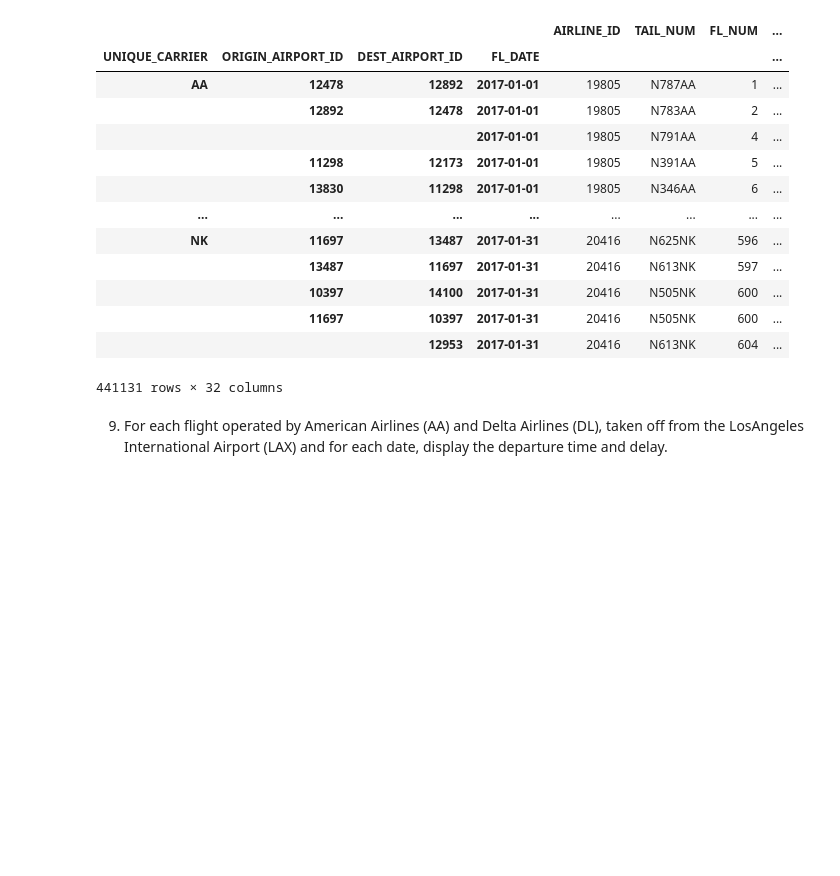
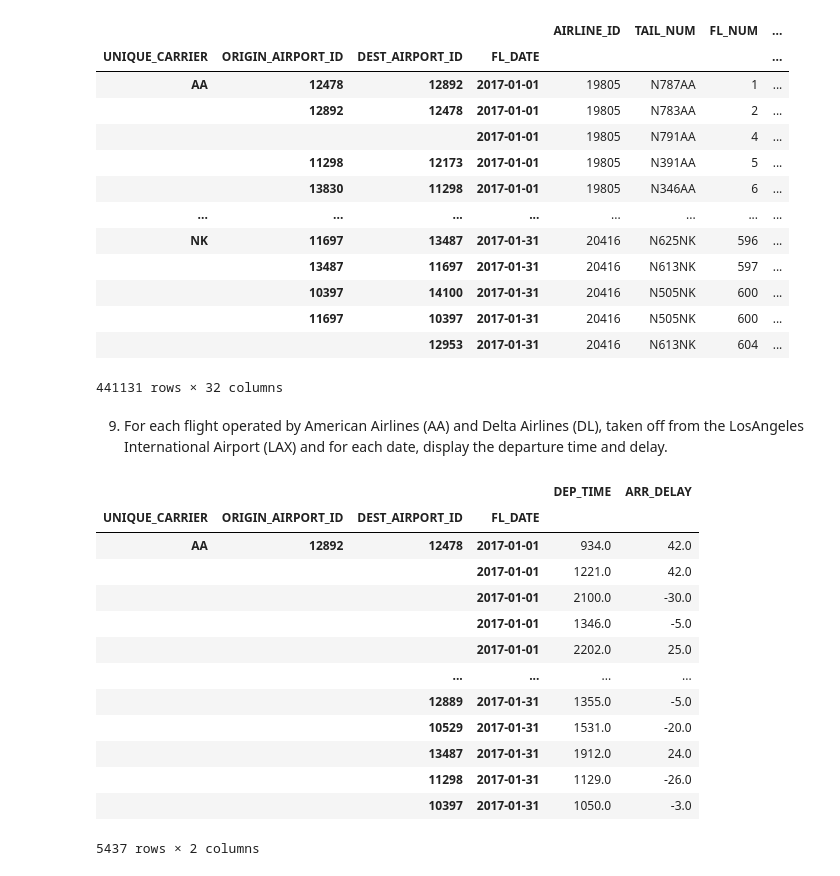
Before and after one commit to francescodisalvo05/Data-Science-Lab-Exercises, a Jupyter notebook: Notebooks/5-Laboratory-04-11-2020.ipynb, the cells around one changed output. Drawn from its saved outputs; the diff is of its cells as text; code cells hidden in the pictures; blank space fills up the shorter version.

```diff
--- a/Notebooks/5-Laboratory-04-11-2020.ipynb
+++ b/Notebooks/5-Laboratory-04-11-2020.ipynb
@@ -414,5 +417,3 @@ day_of_weeks.dt.dayofweek[:5]
 Freq: D, dtype: int64
 # %%
-df_flight["DAY_OF_WEEK"] = df_flight.apply(lambda x:
-                                        day_of_weeks.dt.dayofweek[x['FL_DATE']],axis=1)
-df_flight["DELAY_DELTA"] = df_flight.apply(lambda x: x['ARR_DELAY']-x['DEP_DELAY'],axis=1)
+df_flight["DAY_OF_WEEK"] = df_flight.apply(lambda x: day_of_weeks.dt.dayofweek[x['FL_DATE']],axis=1)
@@ -494,3 +498,20 @@ df_multi
 441131 rows × 32 columns
 # %% [markdown]
 9. For each flight operated by American Airlines (AA) and Delta Airlines (DL), taken off from the LosAngeles International Airport (LAX) and for each date, display the departure time and delay.
+# %%
+df_multi.loc[['AA','DL']].query("ORIGIN == 'LAX'")[["DEP_TIME","ARR_DELAY"]]
+# %% [output]
+|  |  |  |  | DEP_TIME | ARR_DELAY |
+| UNIQUE_CARRIER | ORIGIN_AIRPORT_ID | DEST_AIRPORT_ID | FL_DATE |  |  |
+| AA | 12892 | 12478 | 2017-01-01 | 934.0 | 42.0 |
+|  |  |  | 2017-01-01 | 1221.0 | 42.0 |
+|  |  |  | 2017-01-01 | 2100.0 | -30.0 |
+|  |  |  | 2017-01-01 | 1346.0 | -5.0 |
+|  |  |  | 2017-01-01 | 2202.0 | 25.0 |
+|  |  | ... | ... | ... | ... |
+|  |  | 12889 | 2017-01-31 | 1355.0 | -5.0 |
+|  |  | 10529 | 2017-01-31 | 1531.0 | -20.0 |
+|  |  | 13487 | 2017-01-31 | 1912.0 | 24.0 |
+|  |  | 11298 | 2017-01-31 | 1129.0 | -26.0 |
+|  |  | 10397 | 2017-01-31 | 1050.0 | -3.0 |
+5437 rows × 2 columns
```
Also changed, not shown: parts of 6 cells of this notebook.
